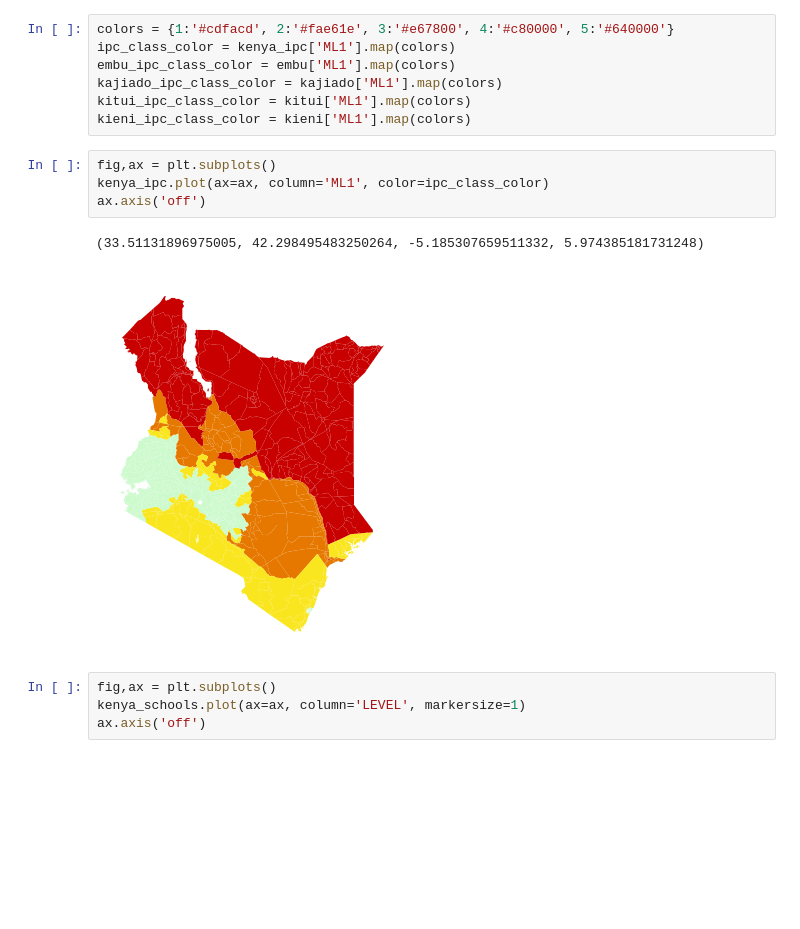
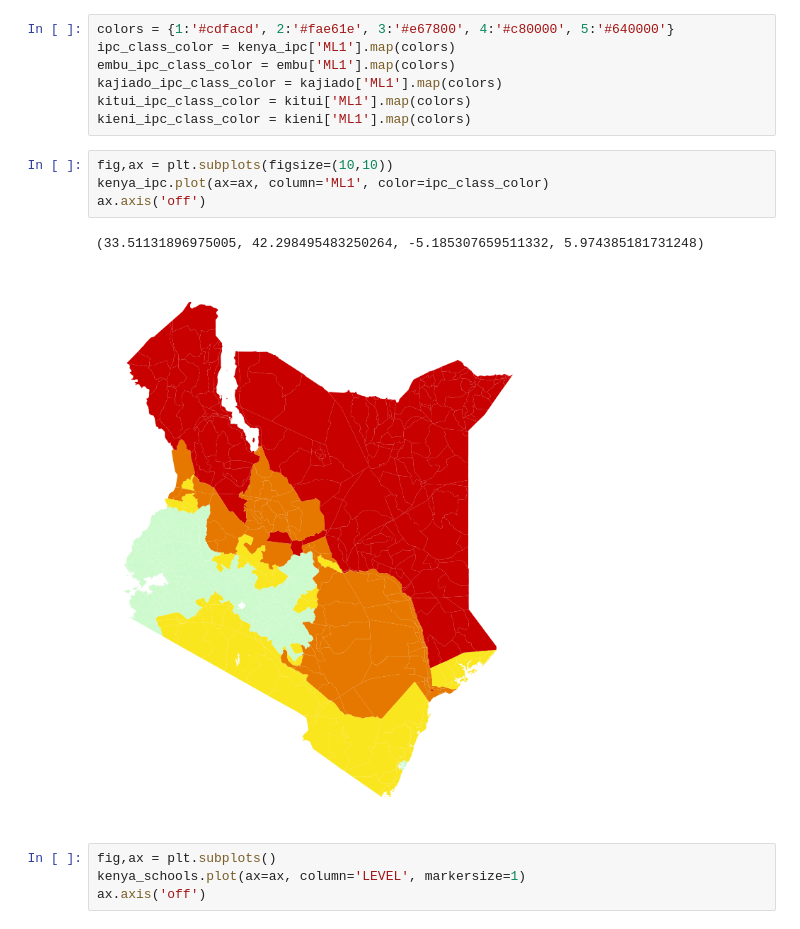
Before and after one commit to GeorMurk/Schools-and-Markets, a Jupyter notebook: geomap.ipynb, the cells around one changed output. Saved outputs shown, nothing was run; the diff lists cells and outputs as text; blank space fills up the shorter version.

```diff
--- a/geomap.ipynb
+++ b/geomap.ipynb
@@ -82,12 +63,12 @@ kajiado_ipc_class_color = kajiado['ML1'].map(colors)
 kitui_ipc_class_color = kitui['ML1'].map(colors)
 kieni_ipc_class_color = kieni['ML1'].map(colors)
 # %%
-fig,ax = plt.subplots()
+fig,ax = plt.subplots(figsize=(10,10))
 kenya_ipc.plot(ax=ax, column='ML1', color=ipc_class_color)
 ax.axis('off')
 # %% [output]
 (33.51131896975005, 42.298495483250264, -5.185307659511332, 5.974385181731248)
-[figure, old version]
+[figure, new version]
 # %%
 fig,ax = plt.subplots()
 kenya_schools.plot(ax=ax, column='LEVEL', markersize=1)
```
Also changed, not shown: parts of 3 cells of this notebook.
